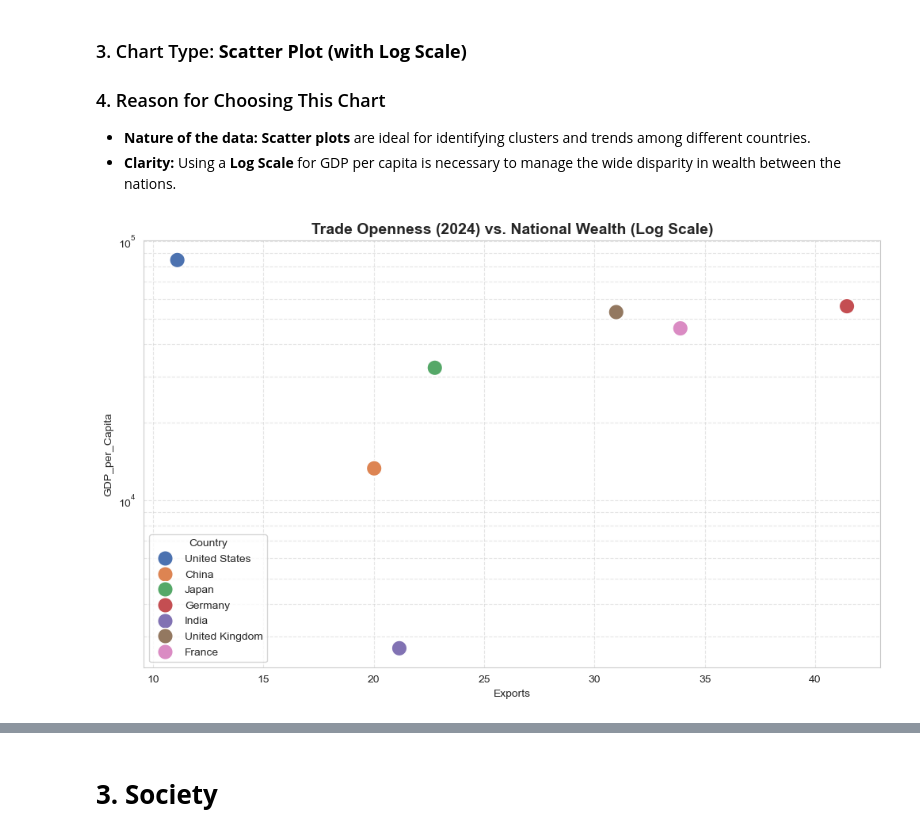
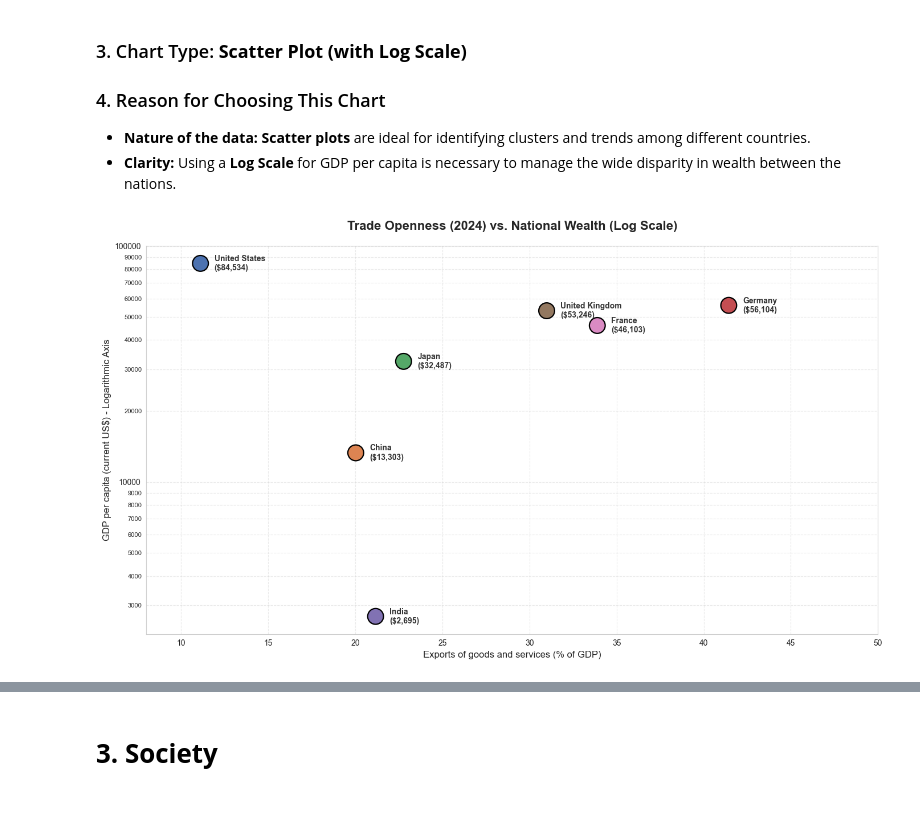
Before and after one commit to pqthinh232/DV-Lab-02-Data-mining-and-Visualization, a Jupyter notebook: submissions/final_version.ipynb, the cells around one changed output, grey strips where cells are left out. Cells and saved outputs as stored; diff of their text form; code cells hidden in the pictures; blank space fills up the shorter version.

```diff
--- a/submissions/final_version.ipynb
+++ b/submissions/final_version.ipynb
@@ -1415,21 +1418,48 @@ The correlation analysis confirms that while the world is transitioning toward s
 * **Nature of the data:** **Scatter plots** are ideal for identifying clusters and trends among different countries.
 * **Clarity:** Using a **Log Scale** for GDP per capita is necessary to manage the wide disparity in wealth between the nations.
 # %%
-# Extract 2024 data
+import matplotlib.pyplot as plt
+import seaborn as sns
+from matplotlib.ticker import ScalarFormatter
+
+# --- DATA PREPARATION (Giữ nguyên) ---
 df_exp_24 = df_imputed[df_imputed['Series Name'] == "Exports of goods and services (% of GDP)"][['Country Name', '2024']]
 df_pc_24 = df_imputed[df_imputed['Series Name'] == "GDP per capita (current US$)"][['Country Name', '2024']]
-
-# Merge
 df_wealth = pd.merge(df_exp_24, df_pc_24, on='Country Name')
 df_wealth.columns = ['Country', 'Exports', 'GDP_per_Capita']
 
-# Plot
-plt.figure(figsize=(12, 7))
-sns.scatterplot(data=df_wealth, x='Exports', y='GDP_per_Capita', hue='Country', s=200, palette='deep')
+# --- PLOTTING ---
+plt.figure(figsize=(14, 8))
+# Tăng kích thước điểm và bỏ legend bằng cách không truyền 'hue' vào scatter trực tiếp nếu không muốn tự động tạo legend
+# Hoặc truyền hue nhưng tắt legend sau đó.
+scatter = sns.scatterplot(data=df_wealth, x='Exports', y='GDP_per_Capita',
+                          hue='Country', s=400, palette='deep', edgecolor='black', legend=False)
+
+# Thêm nhãn Tên nước và Số liệu (USD) ngay tại điểm
+for i in range(df_wealth.shape[0]):
+    plt.text(x=df_wealth.Exports[i] + 0.8,
+             y=df_wealth.GDP_per_Capita[i],
+             s=f"{df_wealth.Country[i]}\n(${df_wealth.GDP_per_Capita[i]:,.0f})",
+             fontweight='bold', fontsize=10, verticalalignment='center', color='#333')
+
+# Bật lại chế độ LOG SCALE chuẩn
 plt.yscale('log')
-plt.title('Trade Openness (2024) vs. National Wealth (Log Scale)', fontsize=14, fontweight='bold')
-plt.grid(True, which="both", ls="--", alpha=0.5)
+
+# Cấu hình trục Y để hiện số thực tế nhưng vẫn theo khoảng cách Log
+plt.gca().yaxis.set_major_formatter(ScalarFormatter())
+plt.gca().yaxis.set_minor_formatter(ScalarFormatter())
+plt.tick_params(axis='y', which='minor', labelsize=8) # Hiện cả các mốc nhỏ (20k, 30k...)
+
+plt.title('Trade Openness (2024) vs. National Wealth (Log Scale)', fontsize=16, fontweight='bold', pad=20)
+plt.xlabel('Exports of goods and services (% of GDP)', fontsize=12)
+plt.ylabel('GDP per capita (current US$) - Logarithmic Axis', fontsize=12)
+
+# Grid lines đặc trưng của Log Scale (giúp thấy mốc 2,000 - 3,000 cho India)
+plt.grid(True, which="both", ls="--", alpha=0.4)
+
+plt.xlim(8, 50) # Nới rộng để không mất chữ
+plt.tight_layout()
 plt.show()
 # %% [output]
-[figure, old version]
+[figure, new version]
 # %% [markdown]
```
Also changed, not shown: parts of 25 cells of this notebook, 1 other file.
